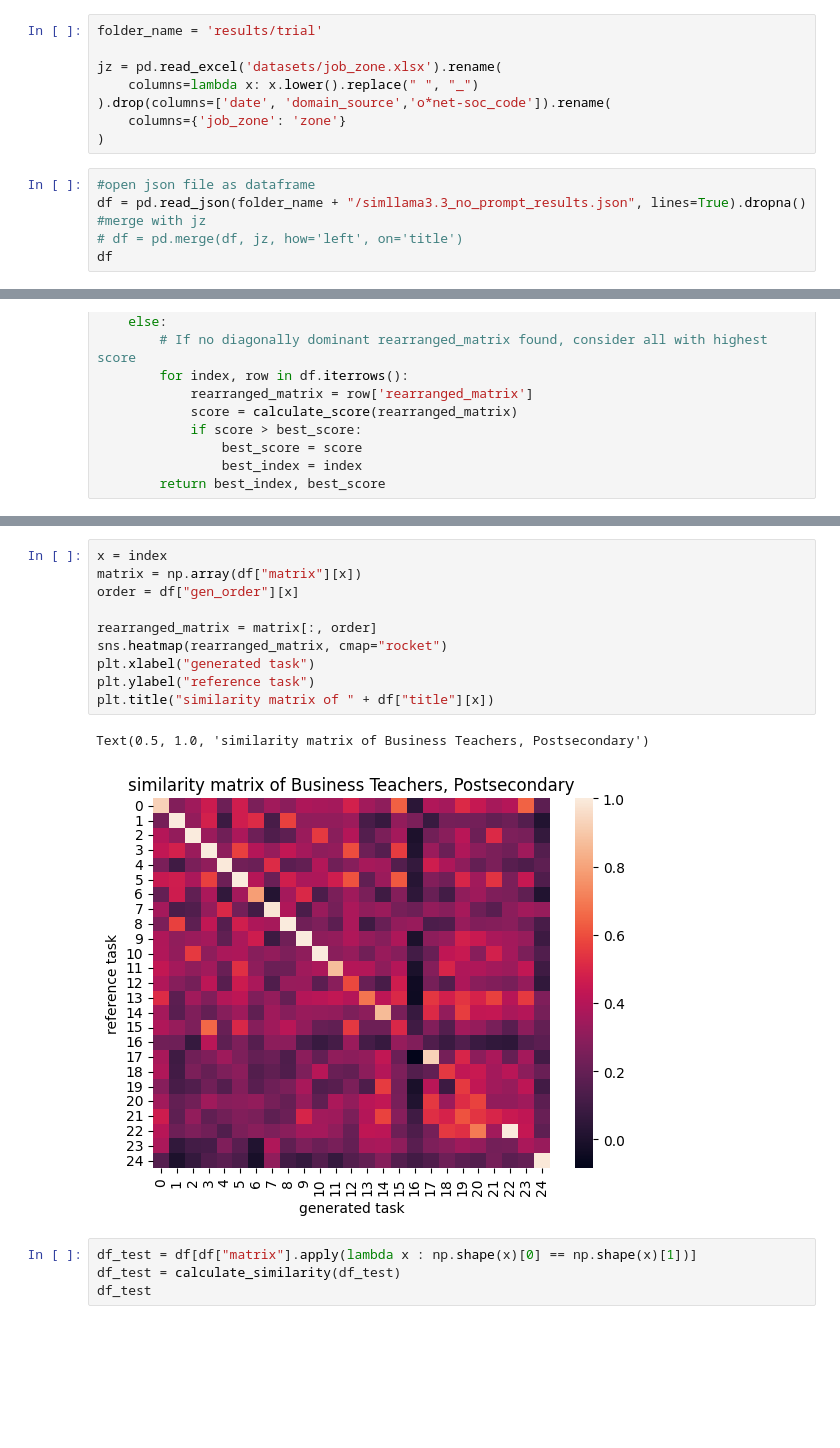
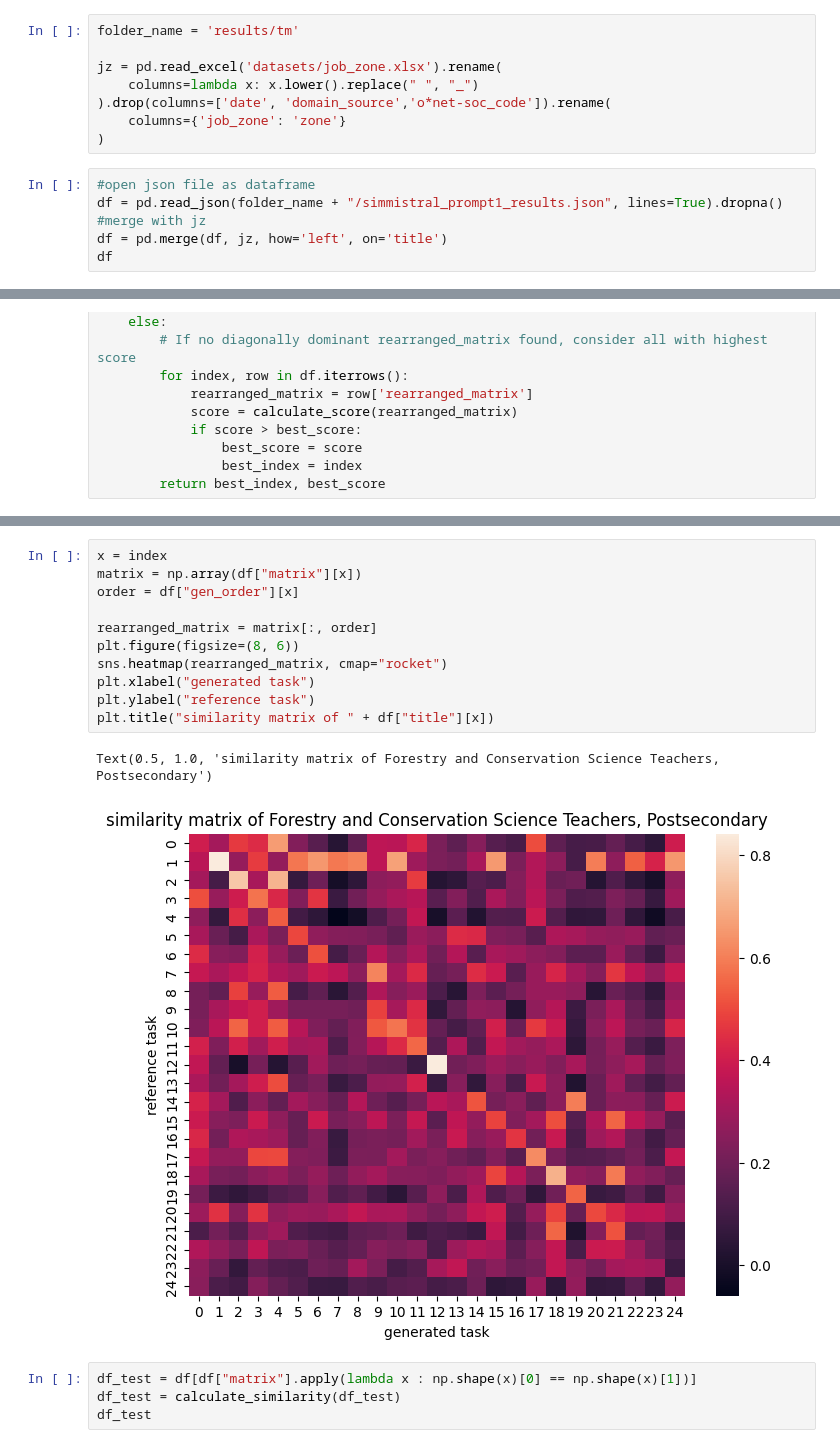
Before and after one commit to Segtanof/Teapot, a Jupyter notebook: 2_task_match_analysis.ipynb, the cells around one changed output, grey strips where cells are left out. Cells and saved outputs as stored; diff of their text form; blank space fills up the shorter version.

```diff
--- a/2_task_match_analysis.ipynb
+++ b/2_task_match_analysis.ipynb
@@ -5,7 +5,7 @@ import numpy as np
 import matplotlib.pyplot as plt
 import seaborn as sns
 # %%
-folder_name = 'results/trial'
+folder_name = 'results/tm'
 
 jz = pd.read_excel('datasets/job_zone.xlsx').rename(
     columns=lambda x: x.lower().replace(" ", "_")
@@ -14,8 +14,8 @@ jz = pd.read_excel('datasets/job_zone.xlsx').rename(
 )
 # %%
 #open json file as dataframe
-df = pd.read_json(folder_name + "/simllama3.3_no_prompt_results.json", lines=True).dropna()
+df = pd.read_json(folder_name + "/simmistral_prompt1_results.json", lines=True).dropna()
 #merge with jz
-# df = pd.merge(df, jz, how='left', on='title')
+df = pd.merge(df, jz, how='left', on='title')
 df
 # %% [output]
@@ -181,16 +182,17 @@ print(df_test.loc[index]["score"])
 # %%
 x = index
 matrix = np.array(df["matrix"][x])
 order = df["gen_order"][x]
 
 rearranged_matrix = matrix[:, order]
+plt.figure(figsize=(8, 6))
 sns.heatmap(rearranged_matrix, cmap="rocket")
 plt.xlabel("generated task")
 plt.ylabel("reference task")
 plt.title("similarity matrix of " + df["title"][x])
 # %% [output]
-Text(0.5, 1.0, 'similarity matrix of Business Teachers, Postsecondary')
+Text(0.5, 1.0, 'similarity matrix of Forestry and Conservation Science Teachers, Postsecondary')
-[figure, old version]
+[figure, new version]
 # %%
 df_test = df[df["matrix"].apply(lambda x : np.shape(x)[0] == np.shape(x)[1])]
 df_test = calculate_similarity(df_test)
```
Also changed, not shown: parts of 20 cells of this notebook, 2 other files.
